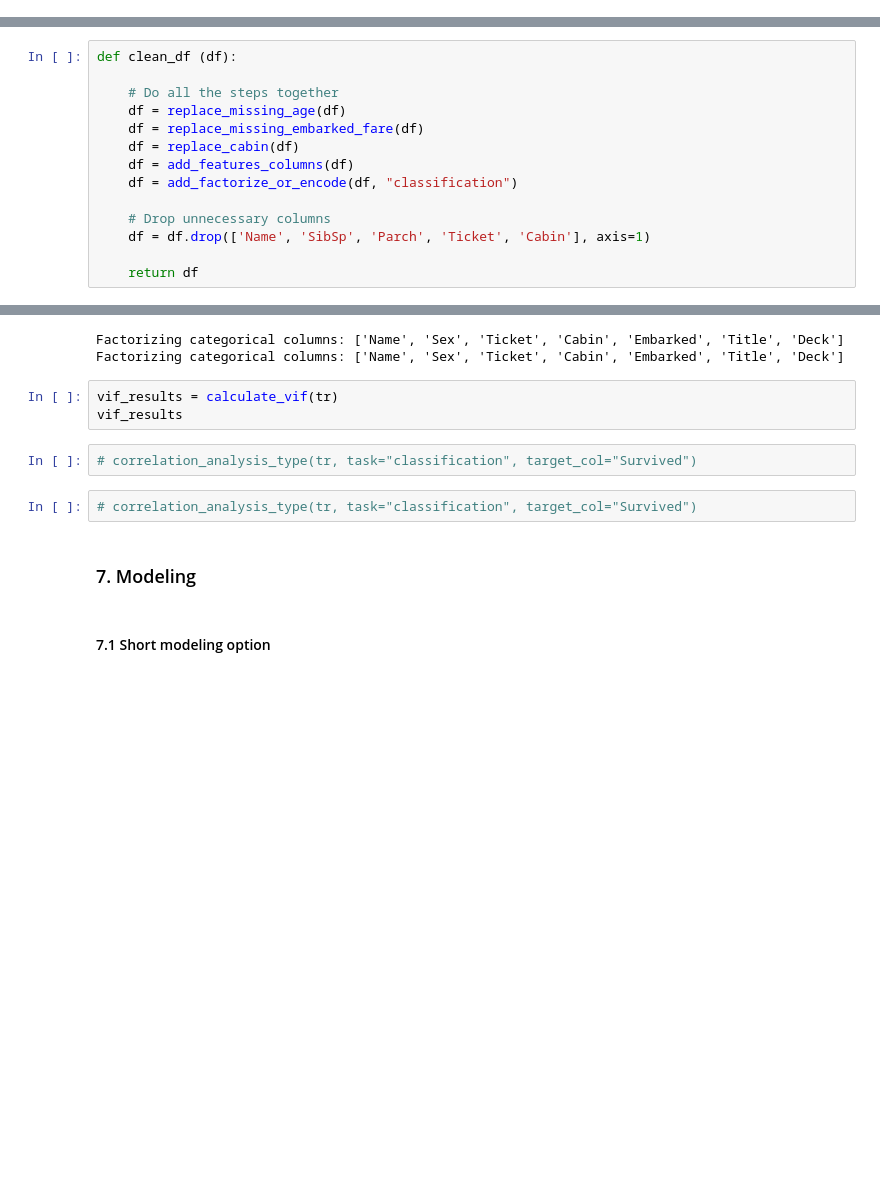
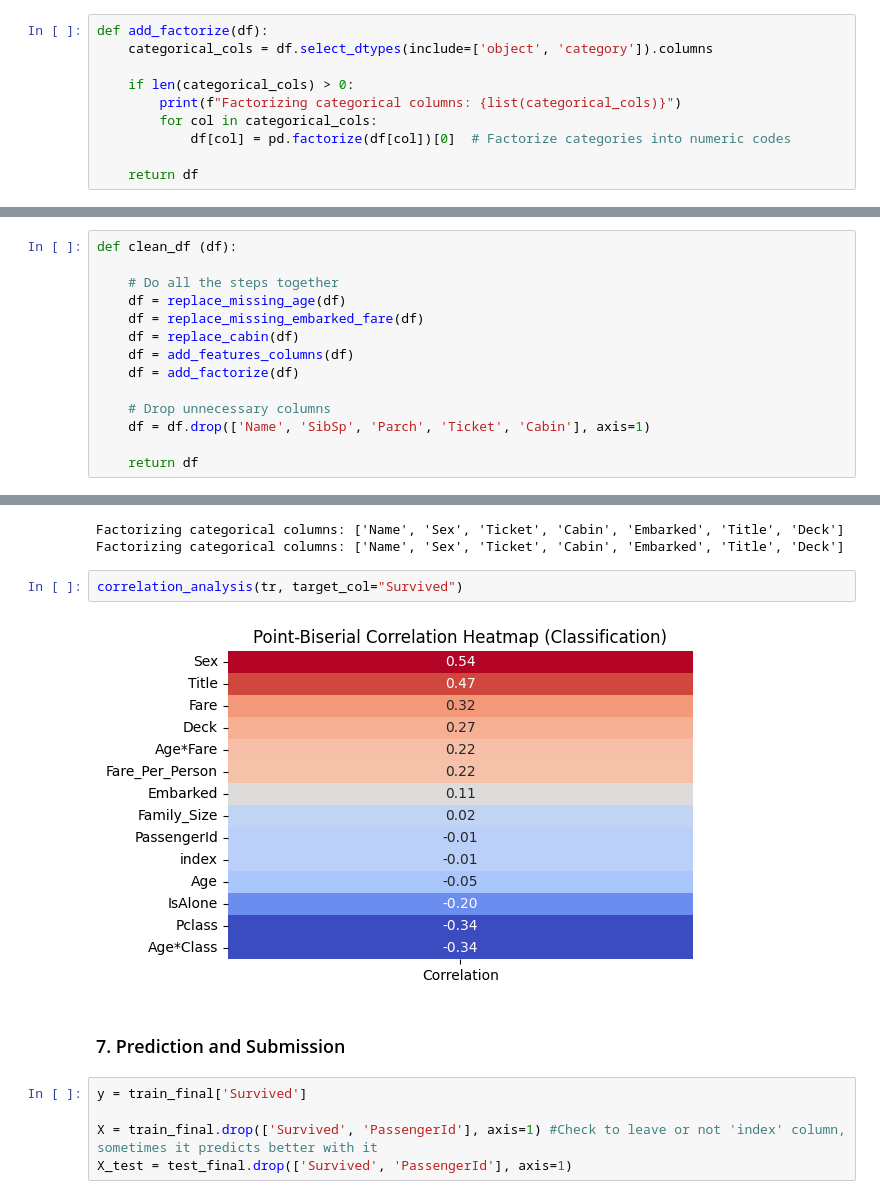
Before and after one commit to FPtecno/kaggle-competitions-FP, a Jupyter notebook: Titanic_ML_FP/Final_Titanic_ML_FP.ipynb, the cells around one changed output, grey strips where cells are left out. Drawn from its saved outputs; the diff is of its cells as text; blank space fills up the shorter version.

```diff
--- a/Titanic_ML_FP/Final_Titanic_ML_FP.ipynb
+++ b/Titanic_ML_FP/Final_Titanic_ML_FP.ipynb
@@ -266,3 +170,13 @@ def add_factorize_or_encode(df, task = "classification"):
+# %%
+def add_factorize(df):
+    categorical_cols = df.select_dtypes(include=['object', 'category']).columns
+
+    if len(categorical_cols) > 0:
+        print(f"Factorizing categorical columns: {list(categorical_cols)}")
+        for col in categorical_cols:
+            df[col] = pd.factorize(df[col])[0]  # Factorize categories into numeric codes
+
+    return df
 # %% [markdown]
 #### 5.2 Standarizing the data
 # %%
@@ -355,7 +265,7 @@ def clean_df (df):
     df = replace_missing_embarked_fare(df)
     df = replace_cabin(df)
     df = add_features_columns(df)
-    df = add_factorize_or_encode(df, "classification")
+    df = add_factorize(df)
 
     # Drop unnecessary columns
     df = df.drop(['Name', 'SibSp', 'Parch', 'Ticket', 'Cabin'], axis=1)
@@ -399,14 +286,14 @@ train_final, test_final = equal_dataframes(tr, te)
 # %% [output]
 Factorizing categorical columns: ['Name', 'Sex', 'Ticket', 'Cabin', 'Embarked', 'Title', 'Deck']
 Factorizing categorical columns: ['Name', 'Sex', 'Ticket', 'Cabin', 'Embarked', 'Title', 'Deck']
-# %%
-vif_results = calculate_vif(tr)
-vif_results
 # %%
-# correlation_analysis_type(tr, task="classification", target_col="Survived")
+correlation_analysis(tr, target_col="Survived")
+# %% [output]
+[figure, added]
-# %%
-# correlation_analysis_type(tr, task="classification", target_col="Survived")
 # %% [markdown]
-### 7. Modeling
+### 7. Prediction and Submission
-# %% [markdown]
-#### 7.1 Short modeling option
+# %%
+y = train_final['Survived']
+
+X = train_final.drop(['Survived', 'PassengerId'], axis=1) #Check to leave or not 'index' column, sometimes it predicts better with it
+X_test = test_final.drop(['Survived', 'PassengerId'], axis=1)
```
Also changed, not shown: parts of 24 cells of this notebook, 1 other file.
